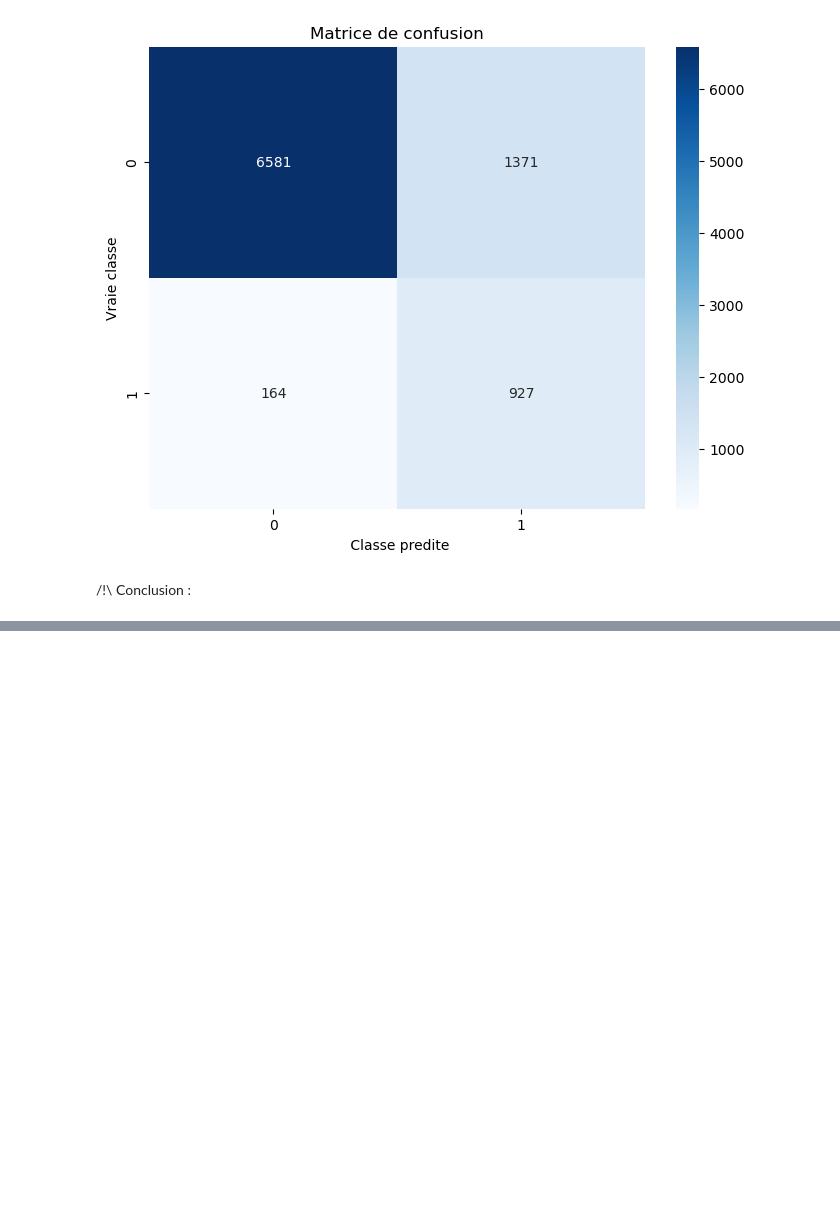
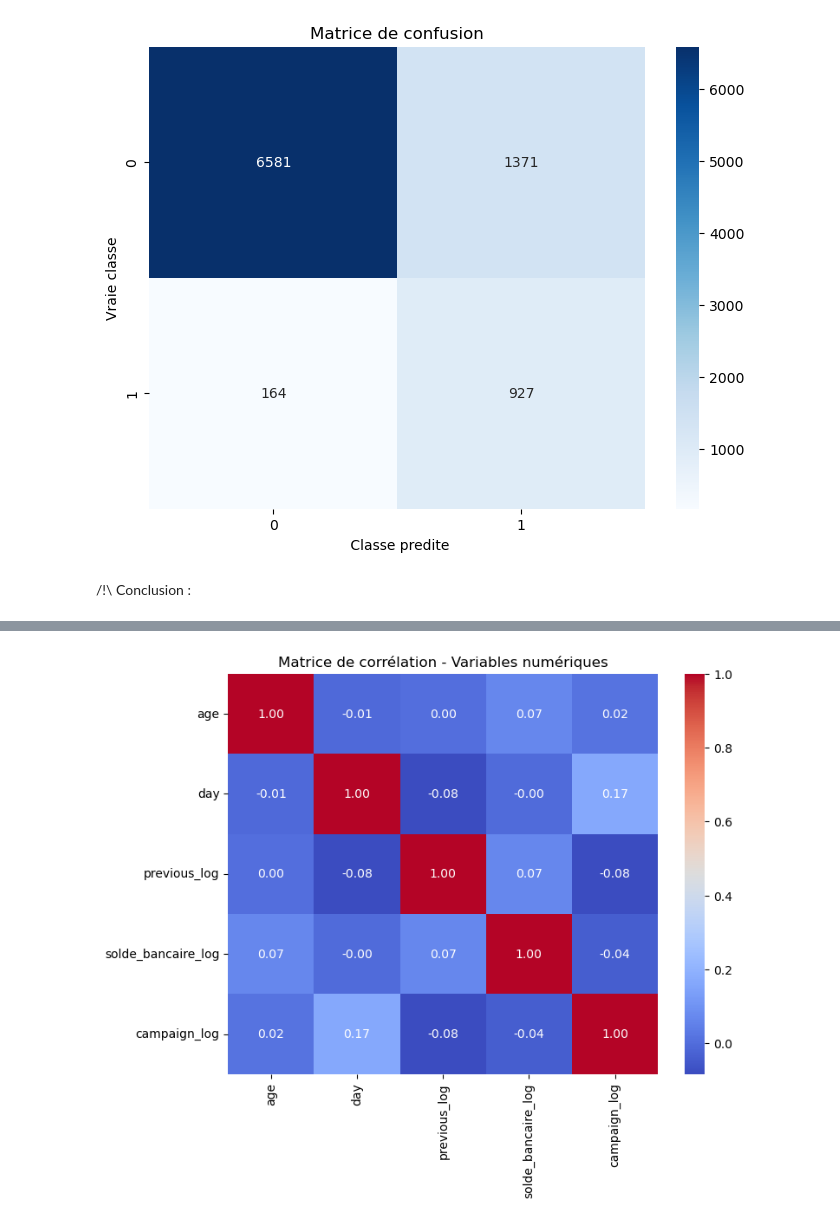
Before and after one commit to isaacprdnt/Bank-Marketing-Insights, a Jupyter notebook: 2_machine_learning.ipynb, the cells around one changed output, grey strips where cells are left out. Saved outputs shown, nothing was run; the diff lists cells and outputs as text; code cells hidden in the pictures; blank space fills up the shorter version.

```diff
--- a/2_machine_learning.ipynb
+++ b/2_machine_learning.ipynb
@@ -413,0 +422,6 @@ plt.show()
+# %%
+#1)  Supprimer les colonnes inutiles :
+
+colonnes_inutiles = ['pdays','age_group','duration']
+data_clean = df.drop(columns =colonnes_inutiles)
+data_clean.head()
@@ -413,0 +435,12 @@ plt.show()
+# %%
+# 2) mettre le log afin de ne pas supprimer les valeurs abérrantes :
+
+data_clean["previous_log"] = np.log1p(data_clean["previous"])
+data_clean["solde_bancaire_log"] = np.log1p(data_clean["solde_bancaire"])
+data_clean["campaign_log"] = np.log1p(data_clean["campaign"])
+# %%
+# 3) Suppression des colonnes inutiles suite à la mise en place du log :
+
+colonnes_inutiles2 = ['previous', 'campaign','solde_bancaire']
+data_clean2 = data_clean.drop(columns =colonnes_inutiles2)
+data_clean2.head()
@@ -413,0 +494,11 @@ plt.show()
+# %%
+months_order = ['jan','feb','mar','apr','may','jun',
+                'jul','aug','sep','oct','nov','dec']
+
+data_clean2['mois'] = pd.Categorical(
+    data_clean2['mois'],
+    categories=months_order,
+    ordered=True
+)
+
+data_clean2 = data_clean2.sort_values("mois")
@@ -413,0 +869,15 @@ plt.show()
+# %%
+import seaborn as sns
+import matplotlib.pyplot as plt
+
+numeric_cols = ['age', 'day', 'previous_log',
+                'solde_bancaire_log', 'campaign_log']
+
+corr_matrix = data_clean2[numeric_cols].corr()
+
+plt.figure(figsize=(8,6))
+sns.heatmap(corr_matrix, annot=True, cmap="coolwarm", fmt=".2f")
+plt.title("Matrice de corrélation - Variables numériques")
+plt.show()
+# %% [output]
+[figure, added]
```
Also changed, not shown: parts of 33 cells of this notebook.
